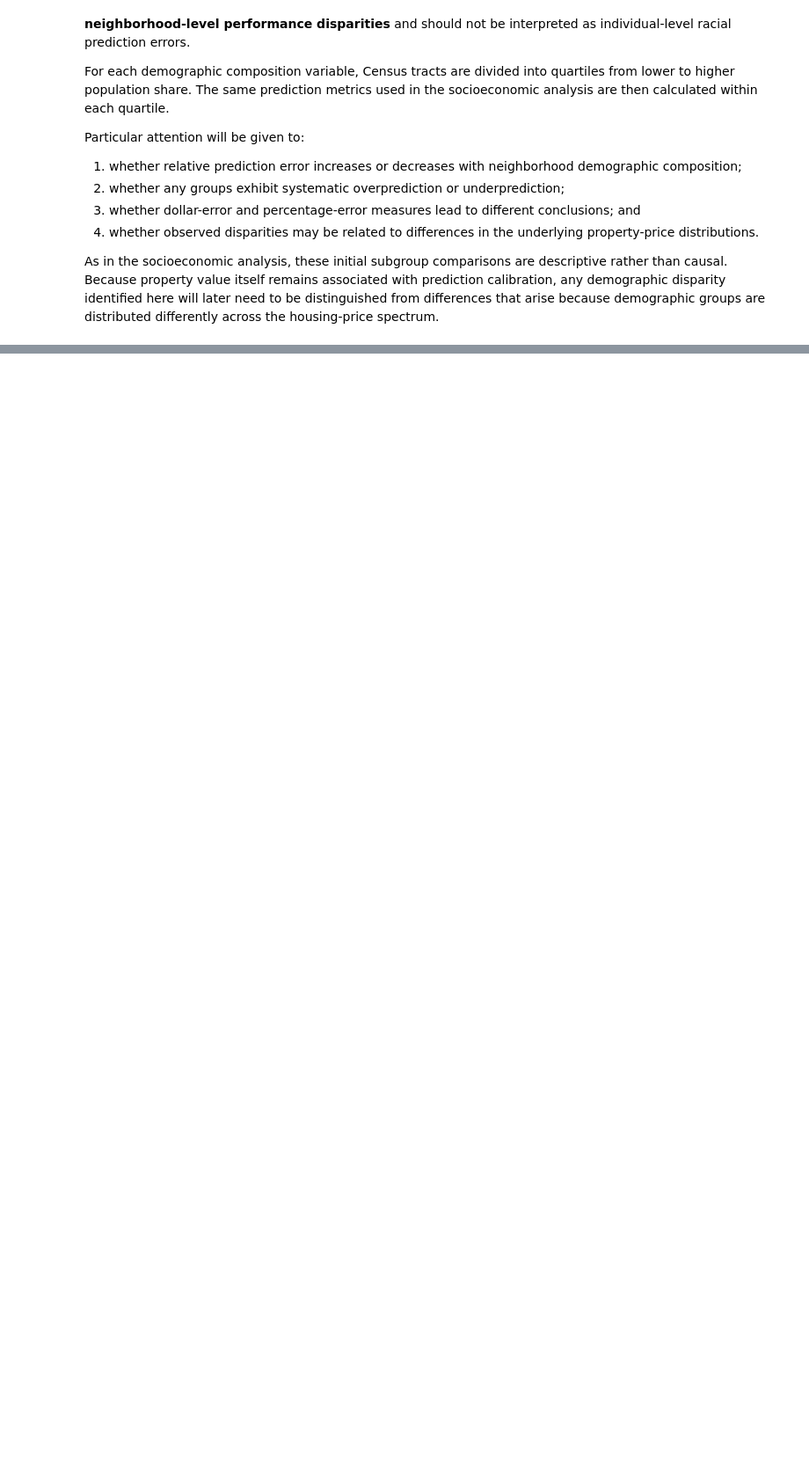
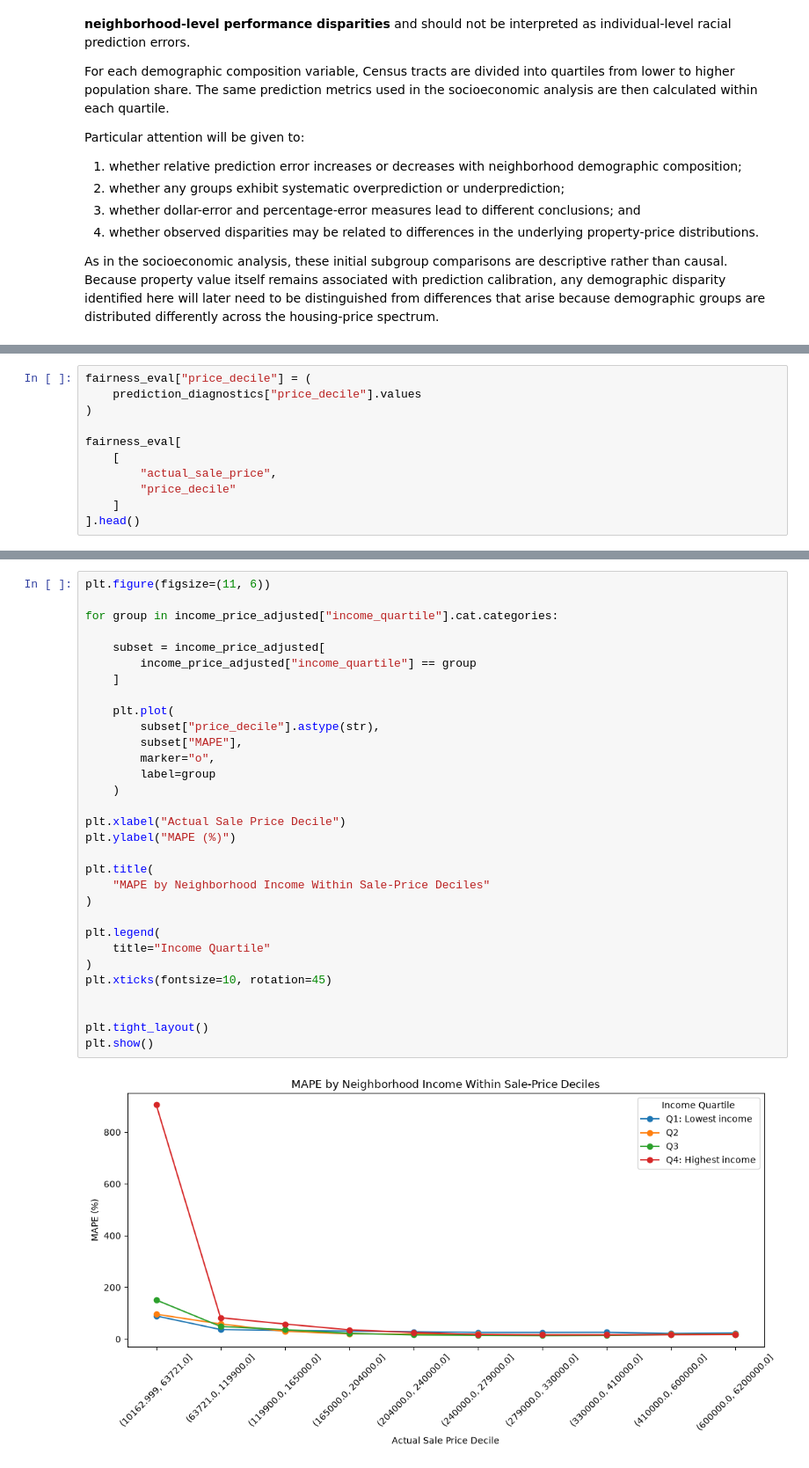
Before and after one commit to KevTJ/kj-project-portfolio, a Jupyter notebook: Projects/fair-housing-price-prediction/01_problem_data_and_fairness_framework.ipynb.ipynb, the cells around one changed output, grey strips where cells are left out. Shown at 88% size. Drawn from its saved outputs; the diff is of its cells as text; blank space fills up the shorter version.

Commit message:
Price Adjusted Evaluation

```diff
--- a/Projects/fair-housing-price-prediction/01_problem_data_and_fairness_framework.ipynb.ipynb
+++ b/Projects/fair-housing-price-prediction/01_problem_data_and_fairness_framework.ipynb.ipynb
@@ -4072,0 +4340,11 @@ As in the socioeconomic analysis, these initial subgroup comparisons are descrip
+# %%
+fairness_eval["price_decile"] = (
+    prediction_diagnostics["price_decile"].values
+)
+
+fairness_eval[
+    [
+        "actual_sale_price",
+        "price_decile"
+    ]
+].head()
@@ -4072,0 +4469,33 @@ As in the socioeconomic analysis, these initial subgroup comparisons are descrip
+# %%
+plt.figure(figsize=(11, 6))
+
+for group in income_price_adjusted["income_quartile"].cat.categories:
+
+    subset = income_price_adjusted[
+        income_price_adjusted["income_quartile"] == group
+    ]
+
+    plt.plot(
+        subset["price_decile"].astype(str),
+        subset["MAPE"],
+        marker="o",
+        label=group
+    )
+
+plt.xlabel("Actual Sale Price Decile")
+plt.ylabel("MAPE (%)")
+
+plt.title(
+    "MAPE by Neighborhood Income Within Sale-Price Deciles"
+)
+
+plt.legend(
+    title="Income Quartile"
+)
+plt.xticks(fontsize=10, rotation=45)
+
+
+plt.tight_layout()
+plt.show()
+# %% [output]
+[figure, added]
```
Also changed, not shown: parts of 15 cells of this notebook.
